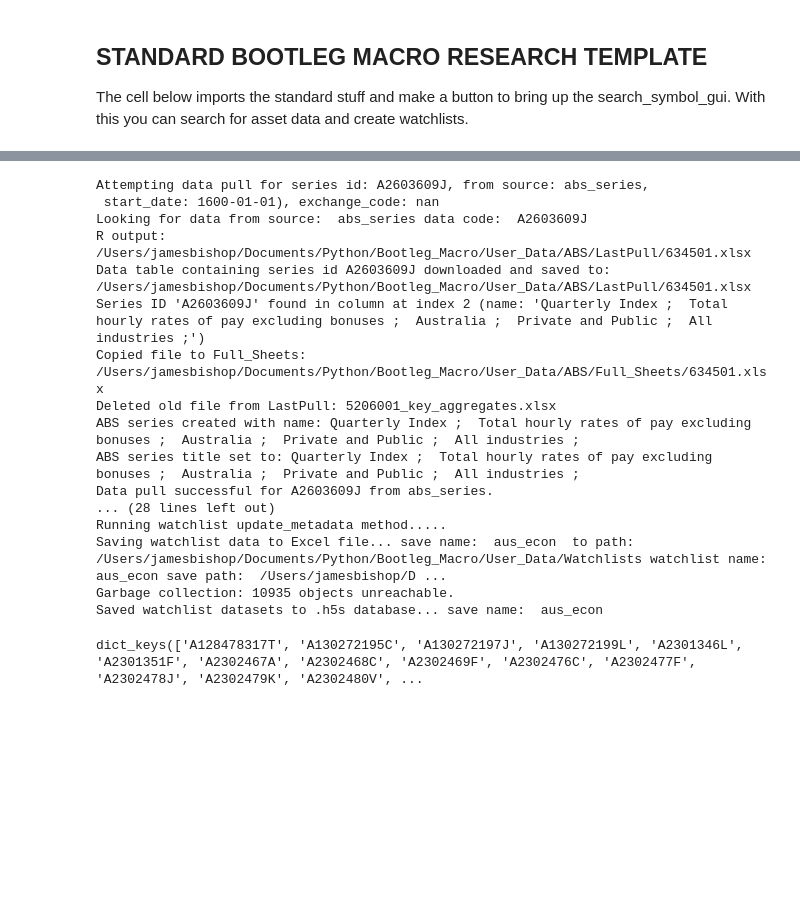
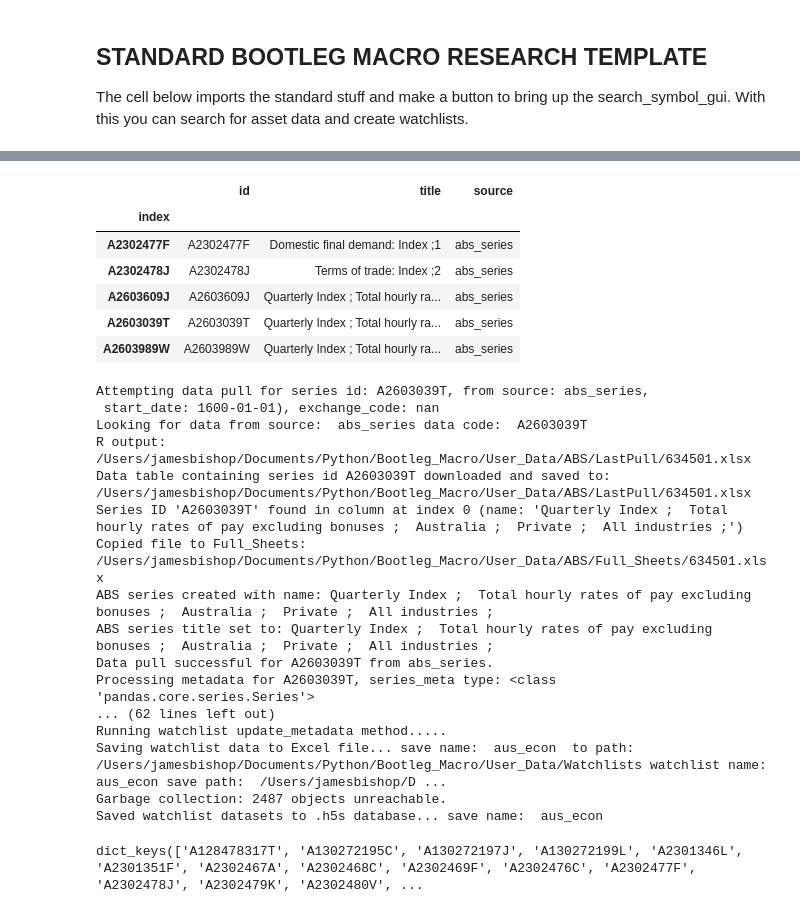
Before and after one commit to HelloThereMatey/Bootleg_Macro, a Jupyter notebook: User_Data/Research_notebooks/AusRealEstate.ipynb, the cells around one changed output, grey strips where cells are left out. Cells and saved outputs as stored; diff of their text form; code cells hidden in the pictures; blank space fills up the shorter version.

```diff
--- a/User_Data/Research_notebooks/AusRealEstate.ipynb
+++ b/User_Data/Research_notebooks/AusRealEstate.ipynb
@@ -78,25 +77,35 @@ Duplicate indexes found in watchlist & will be dropped:  []
 Duplicate columns found in metadata & will be dropped:  []
 Running watchlist update_metadata method.....
 Loaded database from .h5s file, keys:  ['A128478317T', 'A130272195C', 'A130272197J', 'A130272199L', 'A2301346L', 'A2301351F', 'A2302467A', 'A2302468C', 'A2302469F', 'A2302476C', 'A2302477F', 'A2302478 ...
+# %%
+watchlist["watchlist"].iloc[len(watchlist["watchlist"])-5:len(watchlist["watchlist"])]
+# %% [output]
+|  | id | title | source |
+| index |  |  |  |
+| A2302477F | A2302477F | Domestic final demand: Index ;1 | abs_series |
+| A2302478J | A2302478J | Terms of trade: Index ;2 | abs_series |
+| A2603609J | A2603609J | Quarterly Index ; Total hourly ra... | abs_series |
+| A2603039T | A2603039T | Quarterly Index ; Total hourly ra... | abs_series |
+| A2603989W | A2603989W | Quarterly Index ; Total hourly ra... | abs_series |
 # %%
-watchlist.get_watchlist_data(id_list=["A2603609J"])
+watchlist.get_watchlist_data(id_list=['A2603039T', 'A2603989W'])
 # %% [output]
-Attempting data pull for series id: A2603609J, from source: abs_series,
+Attempting data pull for series id: A2603039T, from source: abs_series,
  start_date: 1600-01-01), exchange_code: nan
-Looking for data from source:  abs_series data code:  A2603609J
+Looking for data from source:  abs_series data code:  A2603039T
 R output: /Users/jamesbishop/Documents/Python/Bootleg_Macro/User_Data/ABS/LastPull/634501.xlsx
-Data table containing series id A2603609J downloaded and saved to:
+Data table containing series id A2603039T downloaded and saved to:
 /Users/jamesbishop/Documents/Python/Bootleg_Macro/User_Data/ABS/LastPull/634501.xlsx
-Series ID 'A2603609J' found in column at index 2 (name: 'Quarterly Index ;  Total hourly rates of pay excluding bonuses ;  Australia ;  Private and Public ;  All industries ;')
+Series ID 'A2603039T' found in column at index 0 (name: 'Quarterly Index ;  Total hourly rates of pay excluding bonuses ;  Australia ;  Private ;  All industries ;')
 Copied file to Full_Sheets: /Users/jamesbishop/Documents/Python/Bootleg_Macro/User_Data/ABS/Full_Sheets/634501.xlsx
-Deleted old file from LastPull: 5206001_key_aggregates.xlsx
-ABS series created with name: Quarterly Index ;  Total hourly rates of pay excluding bonuses ;  Australia ;  Private and Public ;  All industries ;
-ABS series title set to: Quarterly Index ;  Total hourly rates of pay excluding bonuses ;  Australia ;  Private and Public ;  All industries ;
-Data pull successful for A2603609J from abs_series.
-... (28 lines left out)
+ABS series created with name: Quarterly Index ;  Total hourly rates of pay excluding bonuses ;  Australia ;  Private ;  All industries ;
+ABS series title set to: Quarterly Index ;  Total hourly rates of pay excluding bonuses ;  Australia ;  Private ;  All industries ;
+Data pull successful for A2603039T from abs_series.
+Processing metadata for A2603039T, series_meta type: <class 'pandas.core.series.Series'>
+... (62 lines left out)
 Running watchlist update_metadata method.....
 Saving watchlist data to Excel file... save name:  aus_econ  to path:  /Users/jamesbishop/Documents/Python/Bootleg_Macro/User_Data/Watchlists watchlist name:  aus_econ save path:  /Users/jamesbishop/D ...
-Garbage collection: 10935 objects unreachable.
+Garbage collection: 2487 objects unreachable.
 Saved watchlist datasets to .h5s database... save name:  aus_econ
 # %%
 watchlist["watchlist_datasets"].keys()
```
Also changed, not shown: parts of 12 cells of this notebook, 28 other files.
